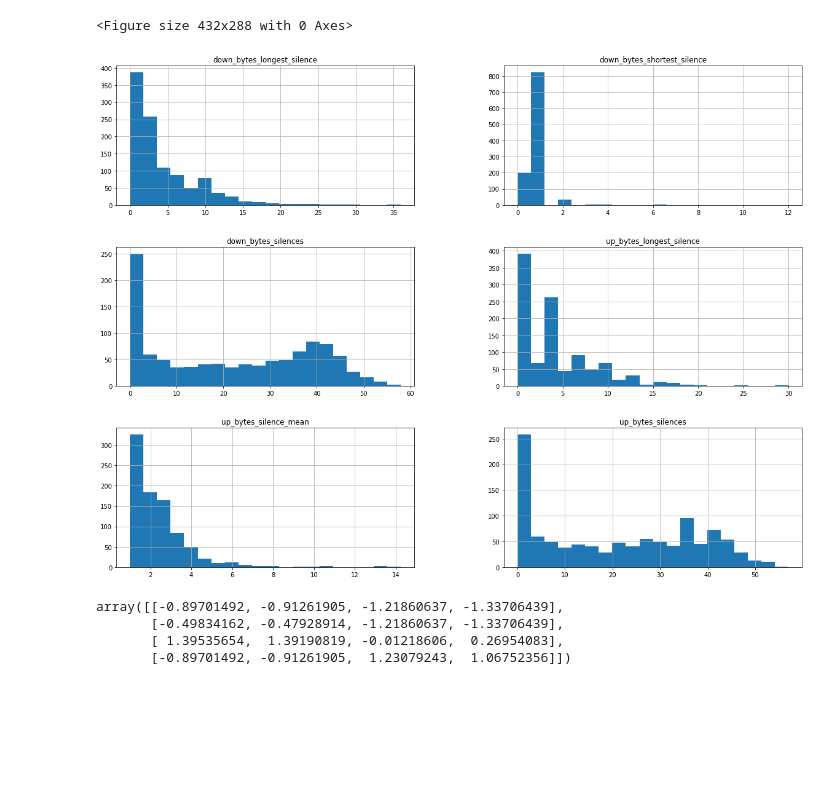
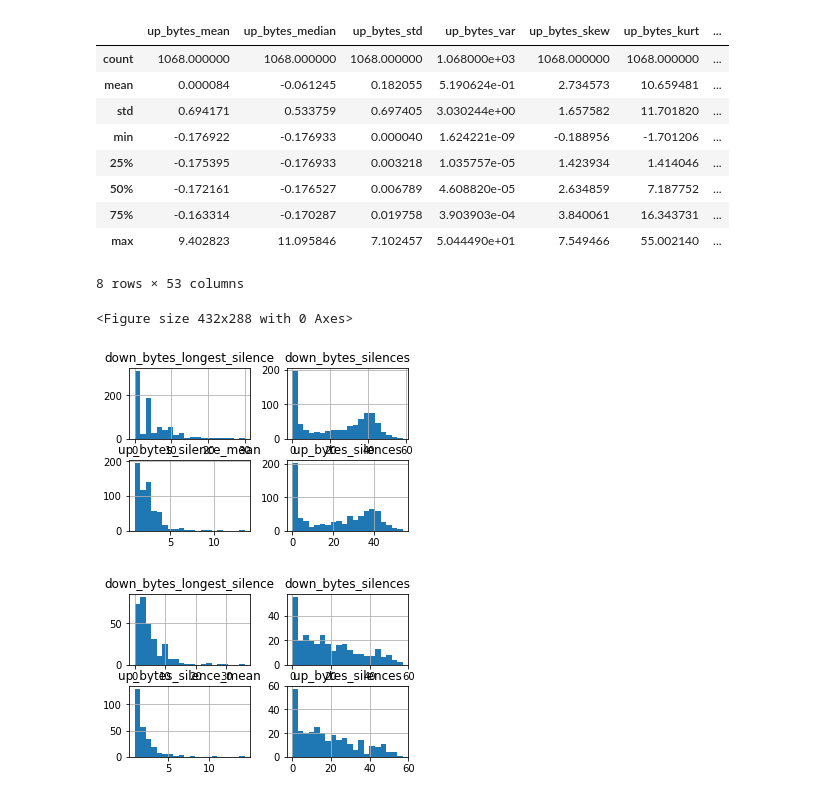
Before and after one commit to alagoa/application-identification, a Jupyter notebook: analysis/Analysis.ipynb, the cells around one changed output. Cells and saved outputs as stored; diff of their text form; code cells hidden in the pictures; blank space fills up the shorter version.

Commit message:
added some plots

```diff
--- a/analysis/Analysis.ipynb
+++ b/analysis/Analysis.ipynb
@@ -106,31 +163,32 @@ Name: label, dtype: float64
+# %%
+dataset.describe()
+# %% [output]
+|  | up_bytes_mean | up_bytes_median | up_bytes_std | up_bytes_var | up_bytes_skew | up_bytes_kurt | ... |
+| count | 1068.000000 | 1068.000000 | 1068.000000 | 1.068000e+03 | 1068.000000 | 1068.000000 | ... |
+| mean | 0.000084 | -0.061245 | 0.182055 | 5.190624e-01 | 2.734573 | 10.659481 | ... |
+| std | 0.694171 | 0.533759 | 0.697405 | 3.030244e+00 | 1.657582 | 11.701820 | ... |
+| min | -0.176922 | -0.176933 | 0.000040 | 1.624221e-09 | -0.188956 | -1.701206 | ... |
+| 25% | -0.175395 | -0.176933 | 0.003218 | 1.035757e-05 | 1.423934 | 1.414046 | ... |
+| 50% | -0.172161 | -0.176527 | 0.006789 | 4.608820e-05 | 2.634859 | 7.187752 | ... |
+| 75% | -0.163314 | -0.170287 | 0.019758 | 3.903903e-04 | 3.840061 | 16.343731 | ... |
+| max | 9.402823 | 11.095846 | 7.102457 | 5.044490e+01 | 7.549466 | 55.002140 | ... |
+8 rows × 53 columns
 # %%
+# browsing vs video silences hists
 %matplotlib inline
 import matplotlib.pyplot as plt
 from matplotlib.backends.backend_pdf import PdfPages
 
 fig = plt.figure(0)
-ax = dataset[['down_bytes_silences', 'up_bytes_silences',
-         'up_bytes_silence_mean', 'up_bytes_longest_silence',
-         'down_bytes_longest_silence', 'down_bytes_shortest_silence']].hist(bins=20, figsize=(20, 15))
-with PdfPages('discard1.pdf') as pdf:
-    pdf.savefig(fig)
+vid = dataset.loc[dataset['label'] == 0]
+other= dataset.loc[dataset['label'] == 1]
+h1 = vid[['down_bytes_silences', 'up_bytes_silences',
+         'up_bytes_silence_mean', 'down_bytes_longest_silence']].hist(bins=20, figsize=(5, 3))
+h2 = other[['down_bytes_silences', 'up_bytes_silences',
+         'up_bytes_silence_mean', 'down_bytes_longest_silence']].hist(bins=20, figsize=(5, 3))
+
+#save_fig('basic_stats')
 # %% [output]
 <Figure size 432x288 with 0 Axes>
-[figure, old version]
+[figure, new version]
+[figure, added]
-# %%
-from sklearn.preprocessing import StandardScaler
-
-a = [[0,0,0,0],
-    [4, 44, 0, 0],
-     [23, 234, 33, 453],
-     [0, 0, 67, 678]]
-
-scaler = StandardScaler()
-scaled = scaler.fit(a[1:])
-scaled = scaler.transform(a)
-scaled
-# %% [output]
-array([[-0.89701492, -0.91261905, -1.21860637, -1.33706439],
-       [-0.49834162, -0.47928914, -1.21860637, -1.33706439],
-       [ 1.39535654,  1.39190819, -0.01218606,  0.26954083],
-       [-0.89701492, -0.91261905,  1.23079243,  1.06752356]])
```
Also changed, not shown: parts of 13 cells of this notebook, 10 other files.
